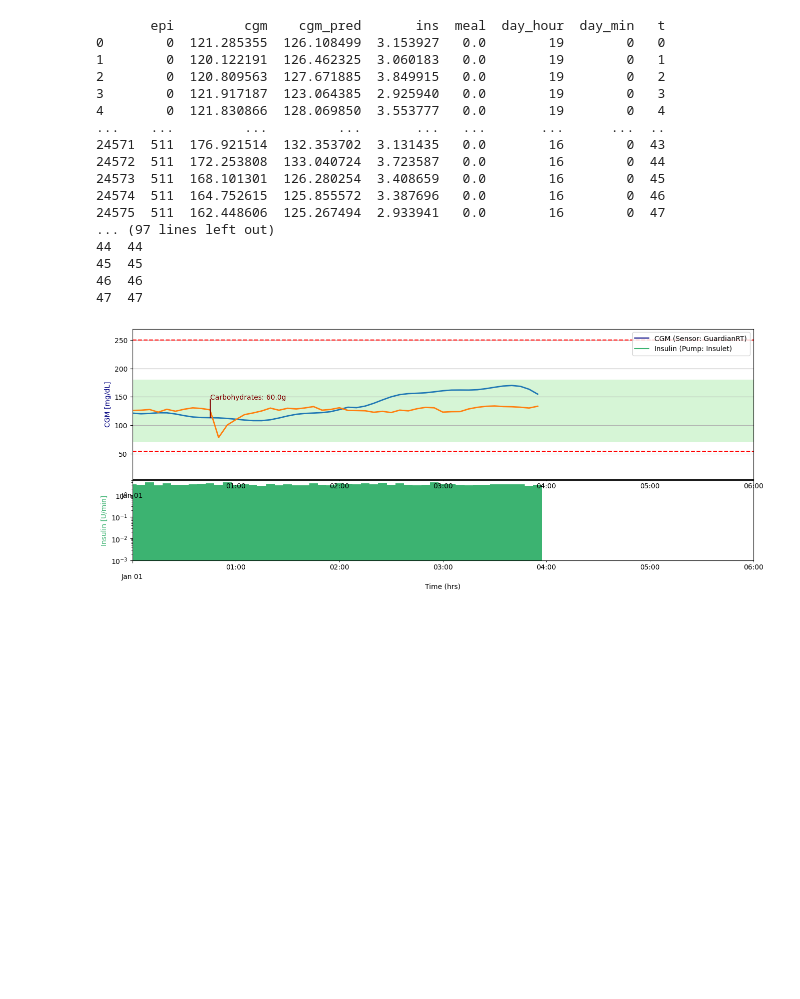
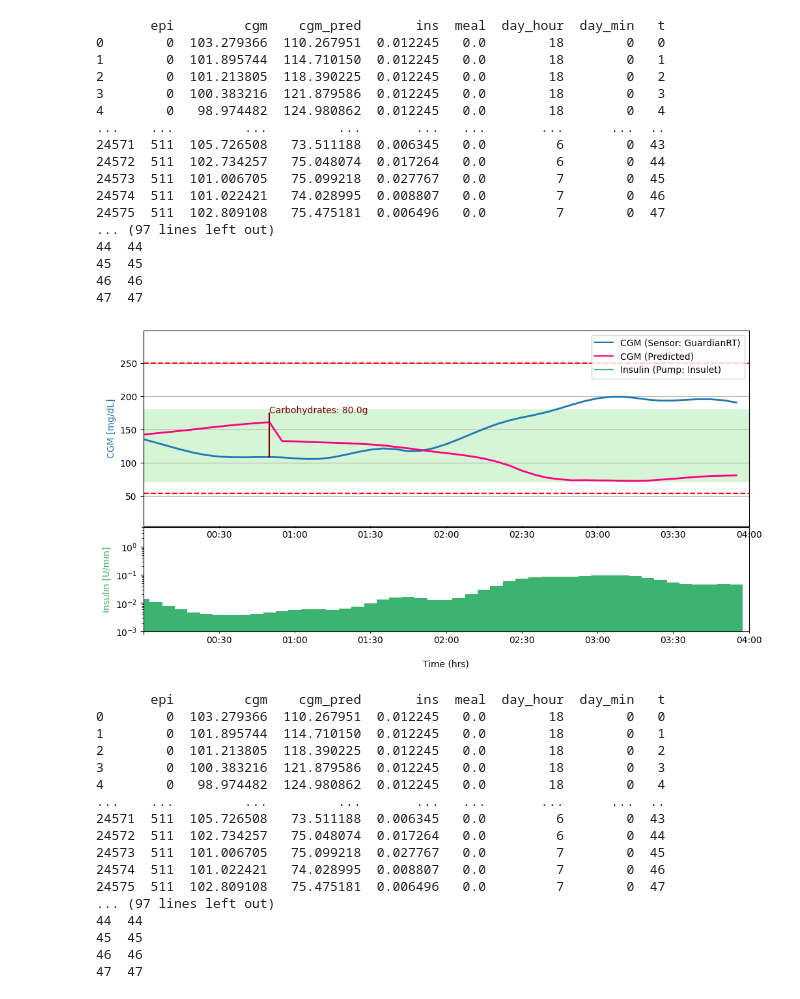
Before and after one commit to RL4H/RL4T1D, a Jupyter notebook: visualiser/notebooks/show_glucose_prediction.ipynb, the cells around one changed output. Saved outputs shown, nothing was run; the diff lists cells and outputs as text; code cells hidden in the pictures; blank space fills up the shorter version.

```diff
--- a/visualiser/notebooks/show_glucose_prediction.ipynb
+++ b/visualiser/notebooks/show_glucose_prediction.ipynb
@@ -37,7 +37,7 @@ def graph_episode_data(df, t_epi=0):
     for col_name in ["rew","rl_ins","mu","sigma","prob","state_val"]: df[col_name] = 0.0
 
     # plotting
-    fig = plt.figure(figsize=(16, 6))
+    fig = plt.figure(figsize=(12, 6))
     ax2 = fig.add_subplot(111)
     from mpl_toolkits.axes_grid1 import make_axes_locatable
     ax2.set_yscale('log')
@@ -46,15 +46,16 @@ def graph_episode_data(df, t_epi=0):
     ax = divider.append_axes("top", size=3.0, pad=0.02, sharex=ax2)
     #ax.set_ylim((5, 600))
 
-    cgm_color = '#000080'
+    cgm_color = '#1F77B4'
+    cgm_pred_color = '#FF0080'
     ins_color = 'mediumseagreen'
     meal_color = '#800000'
 
     max_ins = max(df['ins'])
     max_cgm = min(max(df['cgm']) + 100, 620)
 
-    ax.plot(df['time'], df['cgm'], markerfacecolor=cgm_color, linewidth=2.0)
-    ax.plot(df['time'], df['cgm_pred'], markerfacecolor=ins_color, linewidth=2.0)
+    ax.plot(df['time'], df['cgm'], markerfacecolor=cgm_color, color=cgm_color, linewidth=2.0)
+    ax.plot(df['time'], df['cgm_pred'], markerfacecolor=cgm_pred_color, color=cgm_pred_color, linewidth=2.0)
 
     ax2.bar(df['time'], df['ins'], (1/288), color=ins_color)  # width of bar is given in days
 
@@ -73,11 +74,12 @@ def graph_episode_data(df, t_epi=0):
             x = not(x)
 
     start_time = df['time'].iloc[0]  # end_time = df['time'].iloc[-1]
-    ax2.set_xlim([start_time, start_time + timedelta(hours=6)]) # start_time + timedelta(hours=3)]
+    ax2.set_xlim([start_time, start_time + timedelta(hours=4)]) # start_time + timedelta(hours=3)]
     ax2.xaxis.set_minor_locator(mdates.AutoDateLocator())
     ax2.xaxis.set_minor_formatter(mdates.DateFormatter('%H:%M\n'))
     ax2.xaxis.set_major_locator(mdates.DayLocator())
-    ax2.xaxis.set_major_formatter(mdates.DateFormatter('\n%b %d'))
+    # ax2.xaxis.set_major_formatter(mdates.DateFormatter('\n%b %d'))
+    ax2.xaxis.set_major_formatter(plt.FuncFormatter(lambda *args, **kwargs: ''))
 
     ax.set_ylim(5, max_cgm)
     var_ins_max = max_ins * (max_cgm / 50)
@@ -95,8 +97,9 @@ def graph_episode_data(df, t_epi=0):
 
     cgm_line = mlines.Line2D([], [], color=cgm_color, label='CGM (Sensor: GuardianRT)')
     ins_line = mlines.Line2D([], [], color=ins_color, label='Insulin (Pump: Insulet)')
+    cgm_pred_line = mlines.Line2D([], [], color=cgm_pred_color, label='CGM (Predicted)')
     meal_ann_line = mlines.Line2D([], [], color='k', marker='D', linestyle='None', label='Meal Announcement (20min)')
-    ax.legend(handles=[cgm_line, ins_line], loc='upper right')  # meal_ann_line
+    ax.legend(handles=[cgm_line, cgm_pred_line, ins_line], loc='upper right')  # meal_ann_line
 
     ax.axhline(y=250, color='r', linestyle='--')
 
@@ -111,32 +114,50 @@ def graph_episode_data(df, t_epi=0):
     plt.show()
 # %%
 saves_folder = MAIN_PATH + "/experiments/glucose_prediction/saves/"
-save_name = "test_22_action_scaling"
-vld_index = 13
-epi = 0
+save_name = "test_21"
+vld_index = 12
+# epi = 8
 
-csv_dest = saves_folder + save_name + "/vld_saves/vld_trials_" + str(vld_index) + ".txt"
+for epi in [1, 200, 8,12,16]:
+    csv_dest = saves_folder + save_name + "/vld_saves/vld_trials_" + str(vld_index) + ".txt"
 
-trial_df = import_pred_csv(csv_dest)
-print(trial_df)
+    trial_df = import_pred_csv(csv_dest)
+    print(trial_df)
 
-graph_episode_data(trial_df, epi)
+    graph_episode_data(trial_df, epi)
 # %% [output]
        epi         cgm    cgm_pred       ins  meal  day_hour  day_min   t
-0        0  121.285355  126.108499  3.153927   0.0        19        0   0
-1        0  120.122191  126.462325  3.060183   0.0        19        0   1
-2        0  120.809563  127.671885  3.849915   0.0        19        0   2
-3        0  121.917187  123.064385  2.925940   0.0        19        0   3
-4        0  121.830866  128.069850  3.553777   0.0        19        0   4
+0        0  103.279366  110.267951  0.012245   0.0        18        0   0
+1        0  101.895744  114.710150  0.012245   0.0        18        0   1
+2        0  101.213805  118.390225  0.012245   0.0        18        0   2
+3        0  100.383216  121.879586  0.012245   0.0        18        0   3
+4        0   98.974482  124.980862  0.012245   0.0        18        0   4
 ...    ...         ...         ...       ...   ...       ...      ...  ..
-24571  511  176.921514  132.353702  3.131435   0.0        16        0  43
-24572  511  172.253808  133.040724  3.723587   0.0        16        0  44
-24573  511  168.101301  126.280254  3.408659   0.0        16        0  45
-24574  511  164.752615  125.855572  3.387696   0.0        16        0  46
-24575  511  162.448606  125.267494  2.933941   0.0        16        0  47
+24571  511  105.726508   73.511188  0.006345   0.0         6        0  43
+24572  511  102.734257   75.048074  0.017264   0.0         6        0  44
+24573  511  101.006705   75.099218  0.027767   0.0         7        0  45
+24574  511  101.022421   74.028995  0.008807   0.0         7        0  46
+24575  511  102.809108   75.475181  0.006496   0.0         7        0  47
 ... (97 lines left out)
 44  44
 45  45
 46  46
 47  47
-[figure, old version]
+[figure, new version]
+       epi         cgm    cgm_pred       ins  meal  day_hour  day_min   t
+0        0  103.279366  110.267951  0.012245   0.0        18        0   0
+1        0  101.895744  114.710150  0.012245   0.0        18        0   1
+2        0  101.213805  118.390225  0.012245   0.0        18        0   2
+3        0  100.383216  121.879586  0.012245   0.0        18        0   3
+4        0   98.974482  124.980862  0.012245   0.0        18        0   4
+...    ...         ...         ...       ...   ...       ...      ...  ..
+24571  511  105.726508   73.511188  0.006345   0.0         6        0  43
+24572  511  102.734257   75.048074  0.017264   0.0         6        0  44
+24573  511  101.006705   75.099218  0.027767   0.0         7        0  45
+24574  511  101.022421   74.028995  0.008807   0.0         7        0  46
+24575  511  102.809108   75.475181  0.006496   0.0         7        0  47
+... (97 lines left out)
+44  44
+45  45
+46  46
+47  47
```
Also changed, not shown: parts of 1 cell of this notebook, 7 other files.
